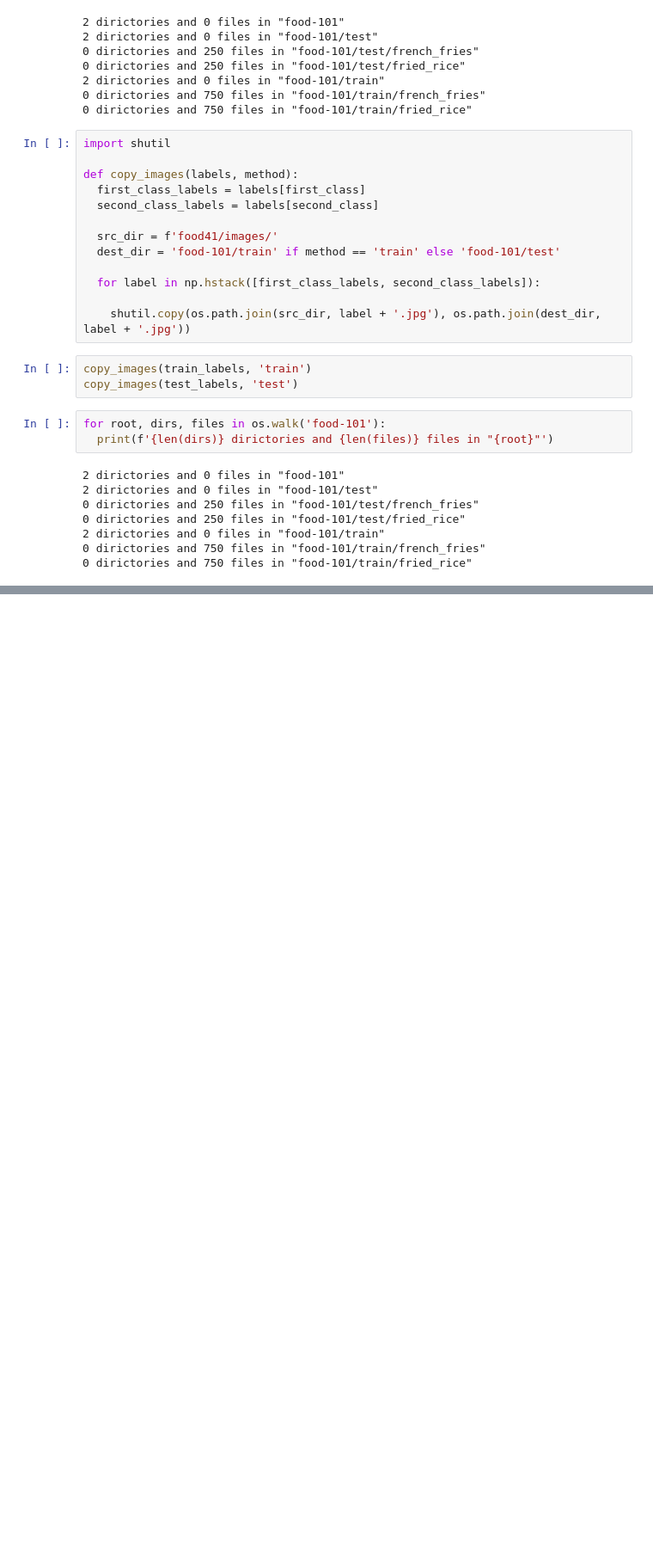
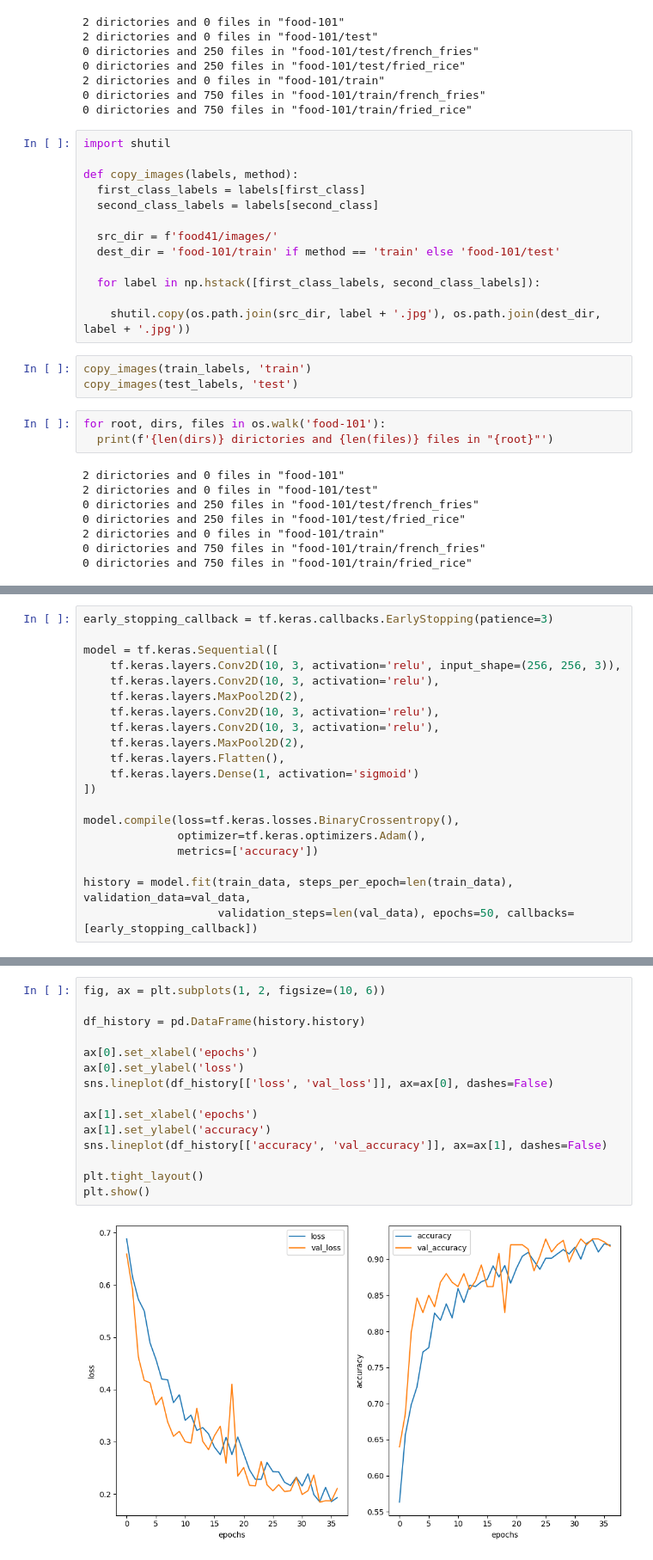
Before and after one commit to philBram/tensorflow, a Jupyter notebook: food_101_dataset_conv_net_binary_classification.ipynb, the cells around one changed output, grey strips where cells are left out. Shown at 86% size. Drawn from its saved outputs; the diff is of its cells as text; blank space fills up the shorter version.

```diff
--- a/food_101_dataset_conv_net_binary_classification.ipynb
+++ b/food_101_dataset_conv_net_binary_classification.ipynb
@@ -211,0 +265,20 @@ plot_random_images()
+# %%
+early_stopping_callback = tf.keras.callbacks.EarlyStopping(patience=3)
+
+model = tf.keras.Sequential([
+    tf.keras.layers.Conv2D(10, 3, activation='relu', input_shape=(256, 256, 3)),
+    tf.keras.layers.Conv2D(10, 3, activation='relu'),
+    tf.keras.layers.MaxPool2D(2),
+    tf.keras.layers.Conv2D(10, 3, activation='relu'),
+    tf.keras.layers.Conv2D(10, 3, activation='relu'),
+    tf.keras.layers.MaxPool2D(2),
+    tf.keras.layers.Flatten(),
+    tf.keras.layers.Dense(1, activation='sigmoid')
+])
+
+model.compile(loss=tf.keras.losses.BinaryCrossentropy(),
+              optimizer=tf.keras.optimizers.Adam(),
+              metrics=['accuracy'])
+
+history = model.fit(train_data, steps_per_epoch=len(train_data), validation_data=val_data,
+                    validation_steps=len(val_data), epochs=50, callbacks=[early_stopping_callback])
@@ -211,0 +303,17 @@ plot_random_images()
+# %%
+fig, ax = plt.subplots(1, 2, figsize=(10, 6))
+
+df_history = pd.DataFrame(history.history)
+
+ax[0].set_xlabel('epochs')
+ax[0].set_ylabel('loss')
+sns.lineplot(df_history[['loss', 'val_loss']], ax=ax[0], dashes=False)
+
+ax[1].set_xlabel('epochs')
+ax[1].set_ylabel('accuracy')
+sns.lineplot(df_history[['accuracy', 'val_accuracy']], ax=ax[1], dashes=False)
+
+plt.tight_layout()
+plt.show()
+# %% [output]
+[figure, added]
```
Also changed, not shown: parts of 13 cells of this notebook.
